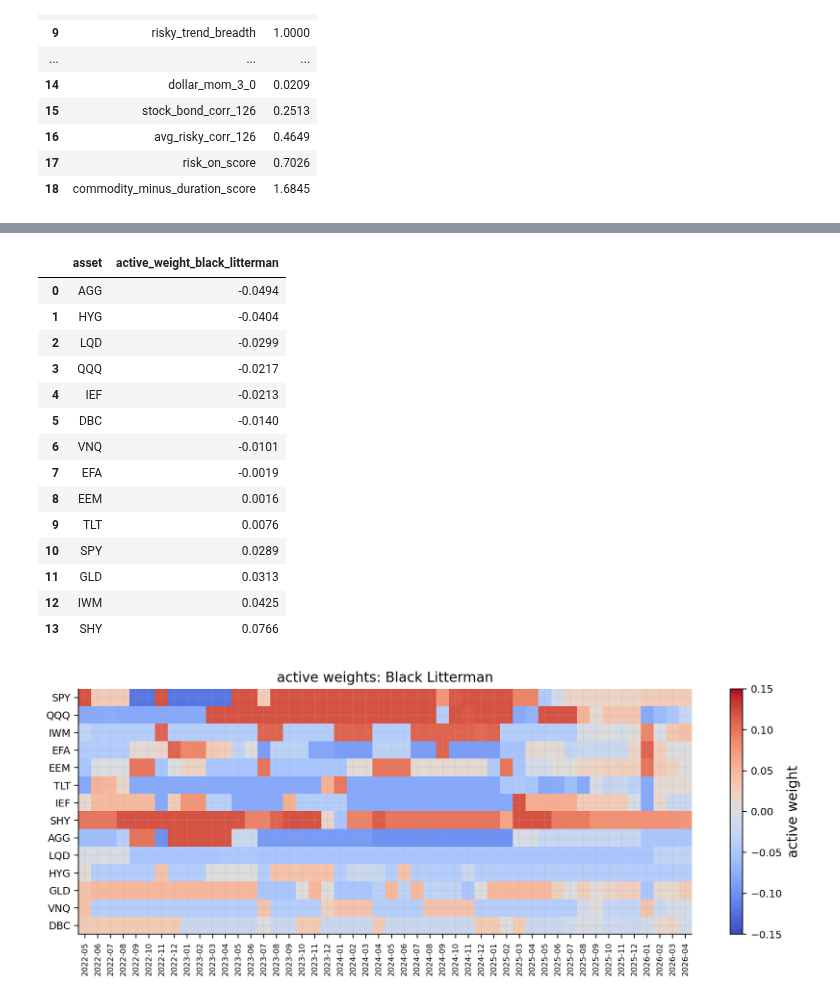
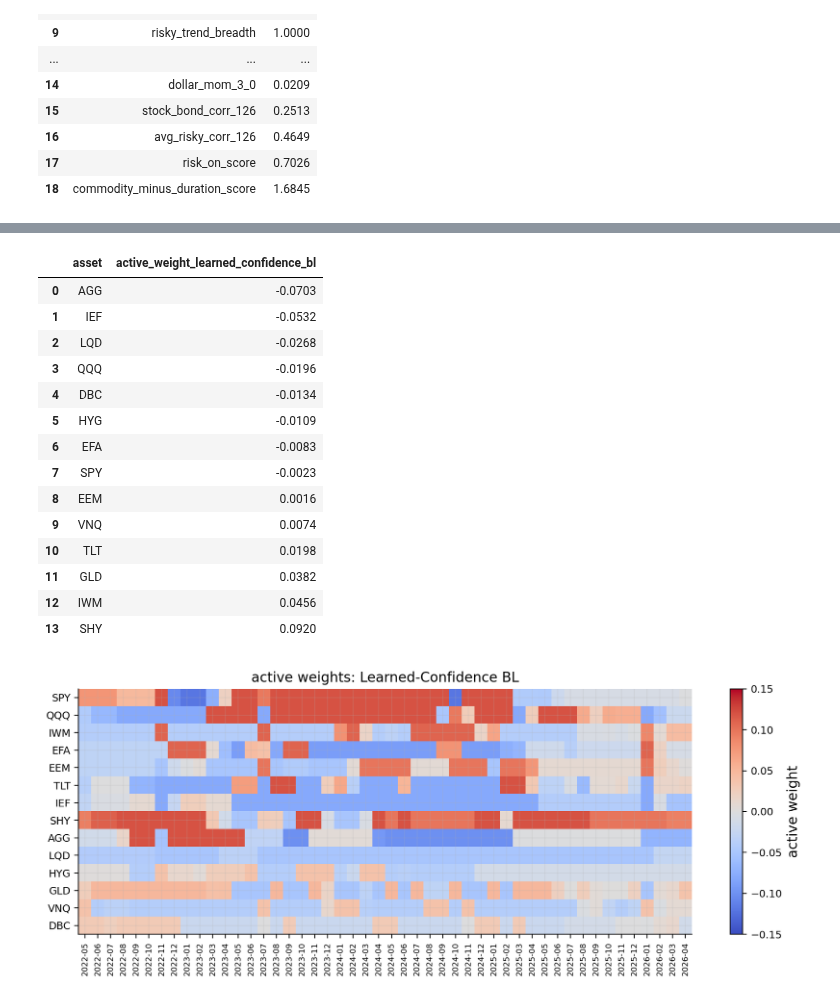
Before and after one commit to ramtin-asadi/Quantitative-Finance-Lab, a Jupyter notebook: notebooks/06_portfolio_black_littreman.ipynb, the cells around one changed output, grey strips where cells are left out. Cells and saved outputs as stored; diff of their text form; code cells hidden in the pictures.

Commit message:
change views and remove risk control for  notebook 6

```diff
--- a/notebooks/06_portfolio_black_littreman.ipynb
+++ b/notebooks/06_portfolio_black_littreman.ipynb
@@ -1279,7 +1293,7 @@ haircut_conf_cap = 0.85
 max_active_selected_views = 5
 redundancy_similarity_threshold = 0.85
 max_same_direction_views = 3
-protective_view_families = {"hedge_leadership", "correlation_stress", "stability_spread"}
+protective_view_families = {"correlation_stress"}
 
 view_theme_map = family_display_names.copy()
 
@@ -2920,36 +2692,36 @@ if not selection_log.empty:
 | correlation_stress | 4 |
 # %%
-black_litterman_weights = combined_results["Black Litterman"]["weights"].reindex(columns=assets)
+learned_confidence_weights = combined_results["Learned-Confidence BL"]["weights"].reindex(columns=assets)
 benchmark_aligned = benchmark_w.reindex(assets).fillna(0.0)
-active_w_black_litterman = black_litterman_weights.subtract(benchmark_aligned, axis=1)
-latest_active_w = active_w_black_litterman.iloc[-1].sort_values()
-display(pd.DataFrame({"asset": latest_active_w.index, "active_weight_black_litterman": latest_active_w.values}).round(4))
+active_w_learned_confidence = learned_confidence_weights.subtract(benchmark_aligned, axis=1)
+latest_active_w = active_w_learned_confidence.iloc[-1].sort_values()
+display(pd.DataFrame({"asset": latest_active_w.index, "active_weight_learned_confidence_bl": latest_active_w.values}).round(4))
 
-frame = active_w_black_litterman.iloc[-48:].T
+frame = active_w_learned_confidence.iloc[-48:].T
 fig, ax = plt.subplots(figsize=(10, 4))
 im = ax.imshow(frame, aspect="auto", cmap="coolwarm", vmin=-0.15, vmax=0.15)
-ax.set_title("active weights: Black Litterman")
+ax.set_title("active weights: Learned-Confidence BL")
 ax.set_yticks(range(len(frame.index)), frame.index)
 ax.set_xticks(range(len(frame.columns)), [d.strftime("%Y-%m") for d in frame.columns], rotation=90, fontsize=7)
 fig.colorbar(im, ax=ax, label="active weight")
 plt.tight_layout(); plt.show()
 # %% [output]
-|  | asset | active_weight_black_litterman |
-| 0 | AGG | -0.0494 |
-| 1 | HYG | -0.0404 |
-| 2 | LQD | -0.0299 |
-| 3 | QQQ | -0.0217 |
-| 4 | IEF | -0.0213 |
-| 5 | DBC | -0.0140 |
-| 6 | VNQ | -0.0101 |
-| 7 | EFA | -0.0019 |
+|  | asset | active_weight_learned_confidence_bl |
+| 0 | AGG | -0.0703 |
+| 1 | IEF | -0.0532 |
+| 2 | LQD | -0.0268 |
+| 3 | QQQ | -0.0196 |
+| 4 | DBC | -0.0134 |
+| 5 | HYG | -0.0109 |
+| 6 | EFA | -0.0083 |
+| 7 | SPY | -0.0023 |
 | 8 | EEM | 0.0016 |
-| 9 | TLT | 0.0076 |
-| 10 | SPY | 0.0289 |
-| 11 | GLD | 0.0313 |
-| 12 | IWM | 0.0425 |
-| 13 | SHY | 0.0766 |
+| 9 | VNQ | 0.0074 |
+| 10 | TLT | 0.0198 |
+| 11 | GLD | 0.0382 |
+| 12 | IWM | 0.0456 |
+| 13 | SHY | 0.0920 |
-[figure, old version]
+[figure, new version]
 # %%
 def active_risk_series(weights):
     rows = []
```
Also changed, not shown: parts of 19 cells of this notebook, 13 other files.
